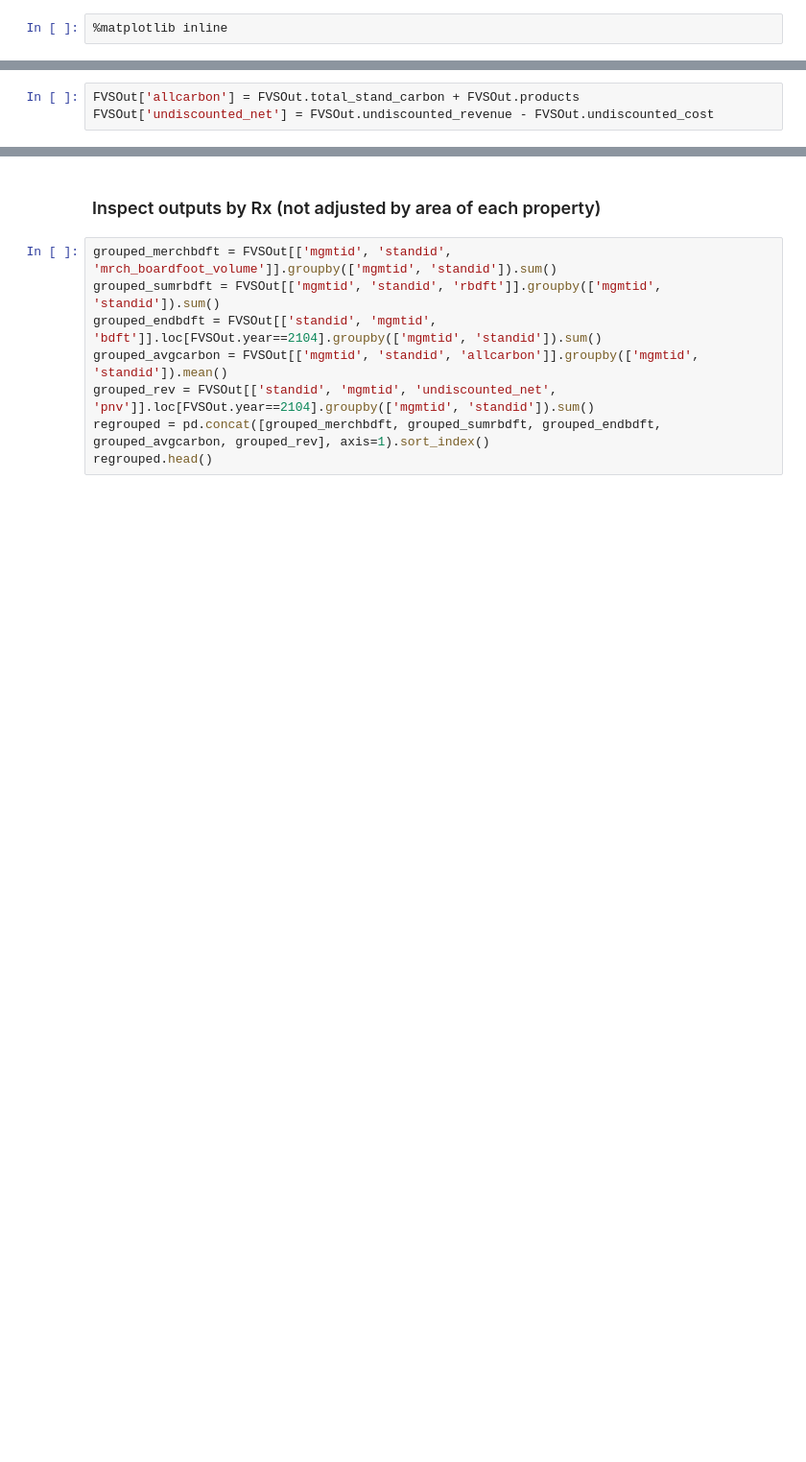
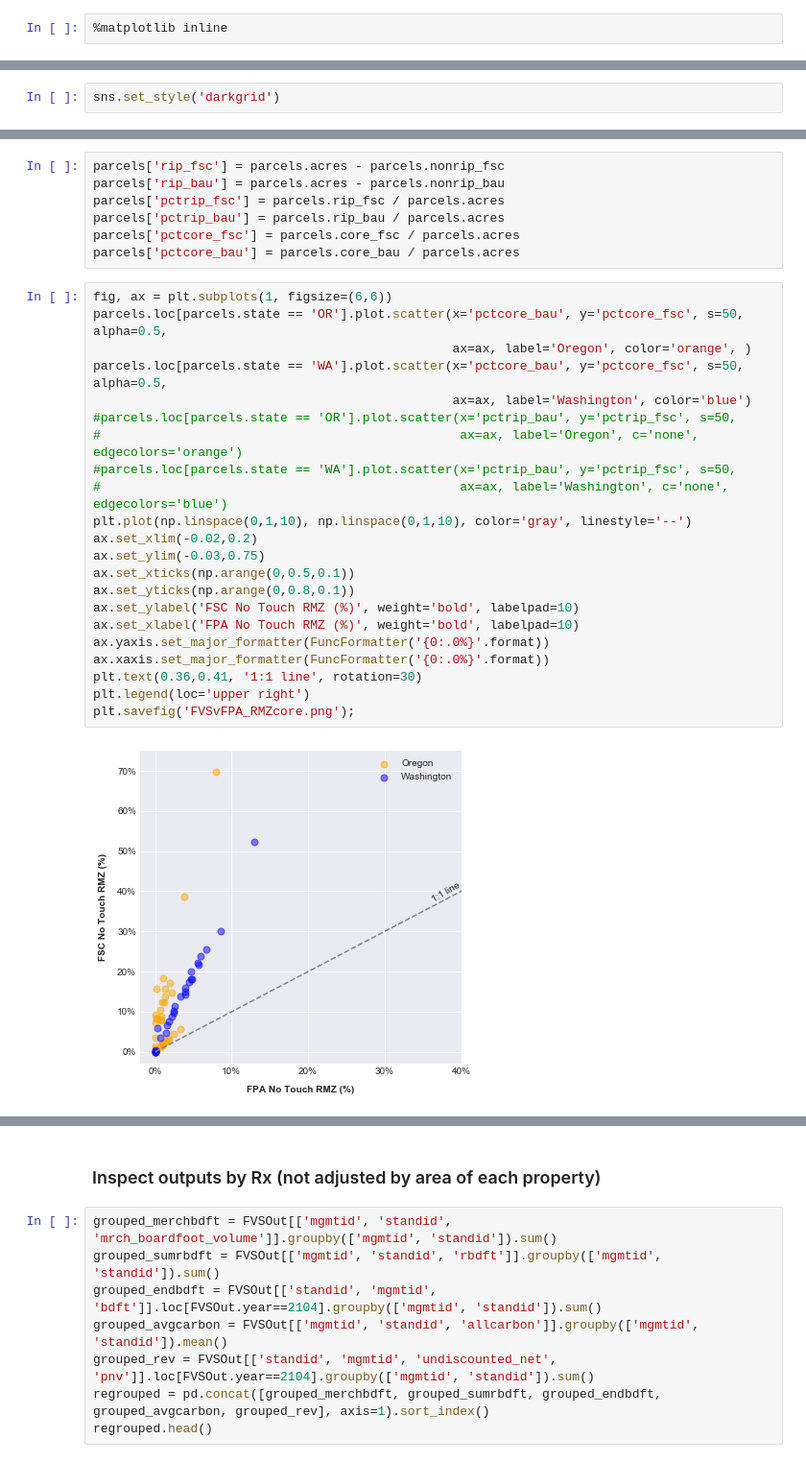
Before and after one commit to Ecotrust/FSC_Case_Studies, a Jupyter notebook: FSC Case Study Visualization.ipynb, the cells around one changed output, grey strips where cells are left out. Shown at 96% size. Drawn from its saved outputs; the diff is of its cells as text; blank space fills up the shorter version.

Commit message:
Working versions of notebooks for determining rotation lengths visually and visualizing FVS batch outputs.

```diff
--- a/FSC Case Study Visualization.ipynb
+++ b/FSC Case Study Visualization.ipynb
@@ -24,0 +10,2 @@ conn.close()
+# %%
+sns.set_style('darkgrid')
@@ -35,3 +50,31 @@ FVSOut.head()
-# %%
-FVSOut['allcarbon'] = FVSOut.total_stand_carbon + FVSOut.products
-FVSOut['undiscounted_net'] = FVSOut.undiscounted_revenue - FVSOut.undiscounted_cost
+# %%
+parcels['rip_fsc'] = parcels.acres - parcels.nonrip_fsc
+parcels['rip_bau'] = parcels.acres - parcels.nonrip_bau
+parcels['pctrip_fsc'] = parcels.rip_fsc / parcels.acres
+parcels['pctrip_bau'] = parcels.rip_bau / parcels.acres
+parcels['pctcore_fsc'] = parcels.core_fsc / parcels.acres
+parcels['pctcore_bau'] = parcels.core_bau / parcels.acres
+# %%
+fig, ax = plt.subplots(1, figsize=(6,6))
+parcels.loc[parcels.state == 'OR'].plot.scatter(x='pctcore_bau', y='pctcore_fsc', s=50, alpha=0.5,
+                                                ax=ax, label='Oregon', color='orange', )
+parcels.loc[parcels.state == 'WA'].plot.scatter(x='pctcore_bau', y='pctcore_fsc', s=50, alpha=0.5,
+                                                ax=ax, label='Washington', color='blue')
+#parcels.loc[parcels.state == 'OR'].plot.scatter(x='pctrip_bau', y='pctrip_fsc', s=50,
+#                                                ax=ax, label='Oregon', c='none', edgecolors='orange')
+#parcels.loc[parcels.state == 'WA'].plot.scatter(x='pctrip_bau', y='pctrip_fsc', s=50,
+#                                                ax=ax, label='Washington', c='none', edgecolors='blue')
+plt.plot(np.linspace(0,1,10), np.linspace(0,1,10), color='gray', linestyle='--')
+ax.set_xlim(-0.02,0.2)
+ax.set_ylim(-0.03,0.75)
+ax.set_xticks(np.arange(0,0.5,0.1))
+ax.set_yticks(np.arange(0,0.8,0.1))
+ax.set_ylabel('FSC No Touch RMZ (%)', weight='bold', labelpad=10)
+ax.set_xlabel('FPA No Touch RMZ (%)', weight='bold', labelpad=10)
+ax.yaxis.set_major_formatter(FuncFormatter('{0:.0%}'.format))
+ax.xaxis.set_major_formatter(FuncFormatter('{0:.0%}'.format))
+plt.text(0.36,0.41, '1:1 line', rotation=30)
+plt.legend(loc='upper right')
+plt.savefig('FVSvFPA_RMZcore.png');
+# %% [output]
+[figure, added]
```
Also changed, not shown: parts of 33 cells of this notebook, 1 other file.
